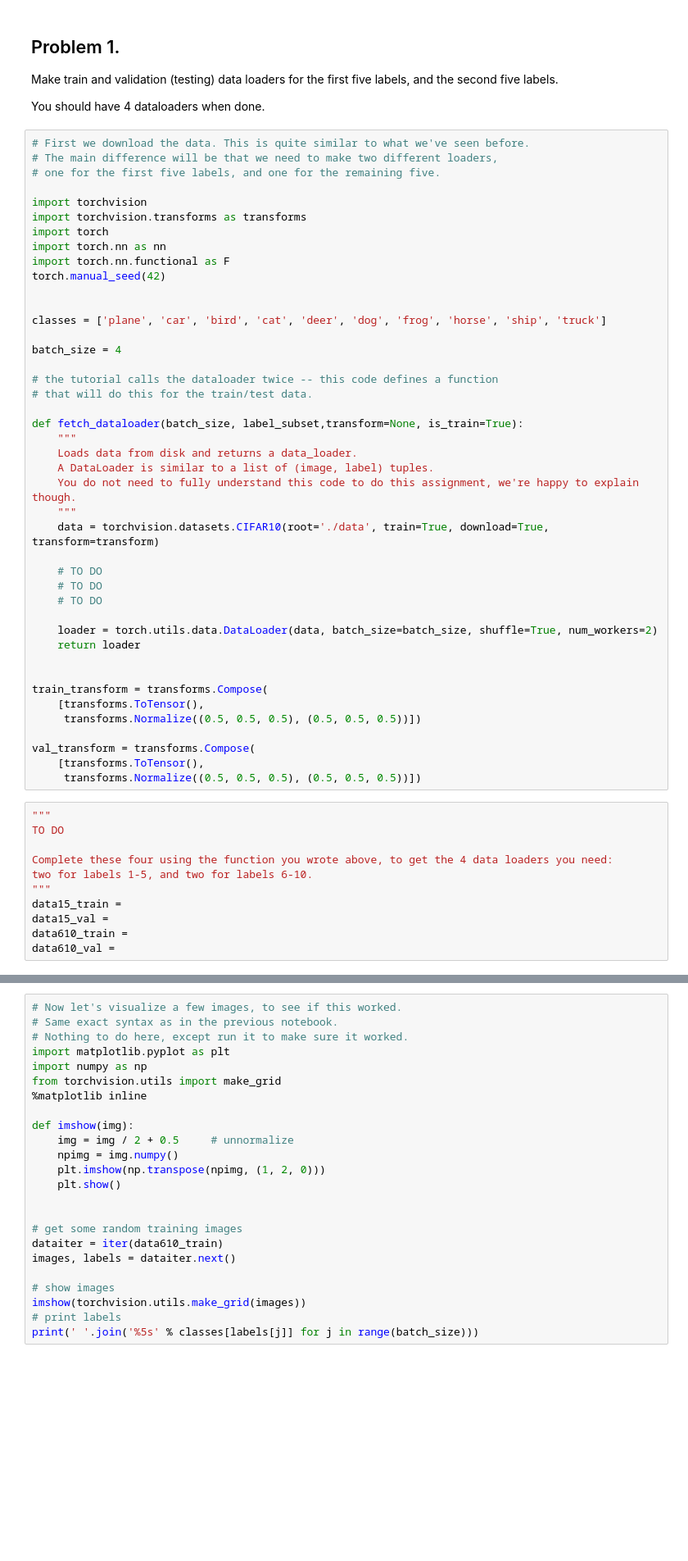
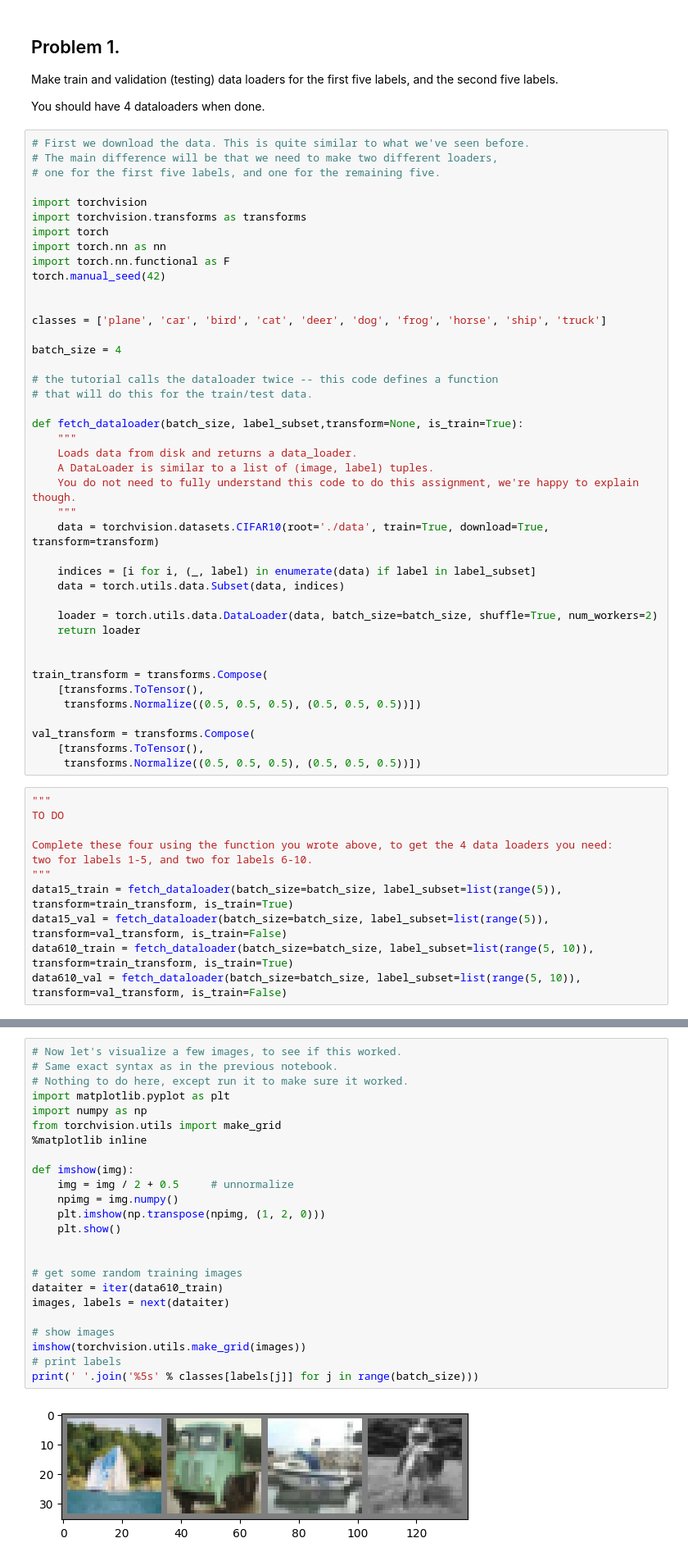
Before and after one commit to dgk453/DataScienceLab7, a Jupyter notebook: Data Science Lab 7 II.ipynb, the cells around one changed output, grey strips where cells are left out. Shown at 82% size. Drawn from its saved outputs; the diff is of its cells as text; blank space fills up the shorter version.

```diff
--- a/Data Science Lab 7 II.ipynb
+++ b/Data Science Lab 7 II.ipynb
@@ -49,9 +49,8 @@ def fetch_dataloader(batch_size, label_subset,transform=None, is_train=True):
     """
     data = torchvision.datasets.CIFAR10(root='./data', train=True, download=True, transform=transform)
 
-    # TO DO
-    # TO DO
-    # TO DO
+    indices = [i for i, (_, label) in enumerate(data) if label in label_subset]
+    data = torch.utils.data.Subset(data, indices)
 
     loader = torch.utils.data.DataLoader(data, batch_size=batch_size, shuffle=True, num_workers=2)
     return loader
@@ -71,7 +70,7 @@ TO DO
 Complete these four using the function you wrote above, to get the 4 data loaders you need:
 two for labels 1-5, and two for labels 6-10.
 """
-data15_train =
-data15_val =
-data610_train =
-data610_val =
+data15_train = fetch_dataloader(batch_size=batch_size, label_subset=list(range(5)), transform=train_transform, is_train=True)
+data15_val = fetch_dataloader(batch_size=batch_size, label_subset=list(range(5)), transform=val_transform, is_train=False)
+data610_train = fetch_dataloader(batch_size=batch_size, label_subset=list(range(5, 10)), transform=train_transform, is_train=True)
+data610_val = fetch_dataloader(batch_size=batch_size, label_subset=list(range(5, 10)), transform=val_transform, is_train=False)
@@ -78,24 +82,26 @@ data610_val =
 # %%
 # Now let's visualize a few images, to see if this worked.
 # Same exact syntax as in the previous notebook.
 # Nothing to do here, except run it to make sure it worked.
 import matplotlib.pyplot as plt
 import numpy as np
 from torchvision.utils import make_grid
 %matplotlib inline
 
 def imshow(img):
     img = img / 2 + 0.5     # unnormalize
     npimg = img.numpy()
     plt.imshow(np.transpose(npimg, (1, 2, 0)))
     plt.show()
 
 
 # get some random training images
 dataiter = iter(data610_train)
-images, labels = dataiter.next()
+images, labels = next(dataiter)
 
 # show images
 imshow(torchvision.utils.make_grid(images))
 # print labels
 print(' '.join('%5s' % classes[labels[j]] for j in range(batch_size)))
+# %% [output]
+[figure, added]
```
Also changed, not shown: parts of 11 cells of this notebook.
